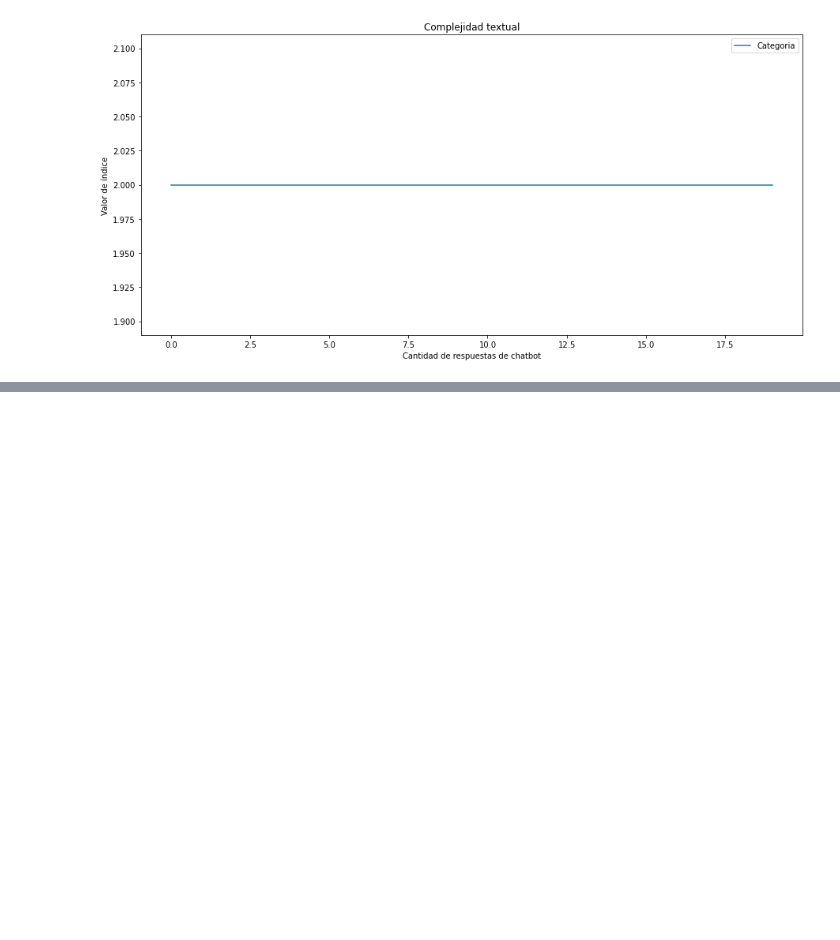
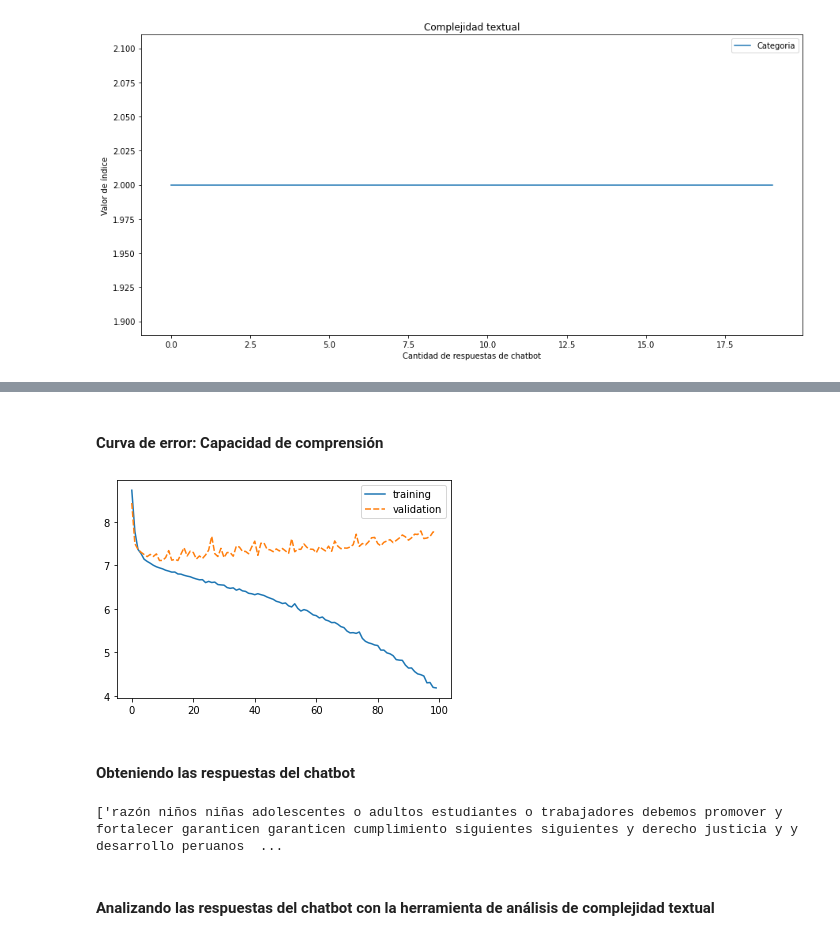
Before and after one commit to Hans03430/Tesis_Chatbot, a Jupyter notebook: notebook/modeling/Entrenamiento de Chatbot por Tópicos.ipynb, the cells around one changed output, grey strips where cells are left out. Saved outputs shown, nothing was run; the diff lists cells and outputs as text; code cells hidden in the pictures; blank space fills up the shorter version.

```diff
--- a/notebook/modeling/Entrenamiento de Chatbot por Tópicos.ipynb
+++ b/notebook/modeling/Entrenamiento de Chatbot por Tópicos.ipynb
@@ -309,0 +318,3 @@ draw_indices(indices)
+# %%
+losses = get_training_validation_loss(f'{BASE_DIRECTORY}/data/raw/log_grade_1_CTA.txt', 100)
+losses.describe()
@@ -309,0 +331,16 @@ draw_indices(indices)
+# %% [markdown]
+#### Curva de error: Capacidad de comprensión
+# %%
+sns.lineplot(data=losses)
+plt.show()
+# %% [output]
+[figure, added]
+# %% [markdown]
+#### Obteniendo las respuestas del chatbot
+# %%
+chatbot_responses = obtain_chatbot_responses(f'{BASE_DIRECTORY}/data/raw/log_grade_1_CTA_chat.txt')
+print(chatbot_responses, len(chatbot_responses))
+# %% [output]
+['razón niños niñas adolescentes o adultos estudiantes o trabajadores debemos promover y fortalecer garanticen garanticen cumplimiento siguientes siguientes y derecho justicia y y desarrollo peruanos  ...
+# %% [markdown]
+#### Analizando las respuestas del chatbot con la herramienta de análisis de complejidad textual
```
Also changed, not shown: parts of 20 cells of this notebook, 4 other files.
